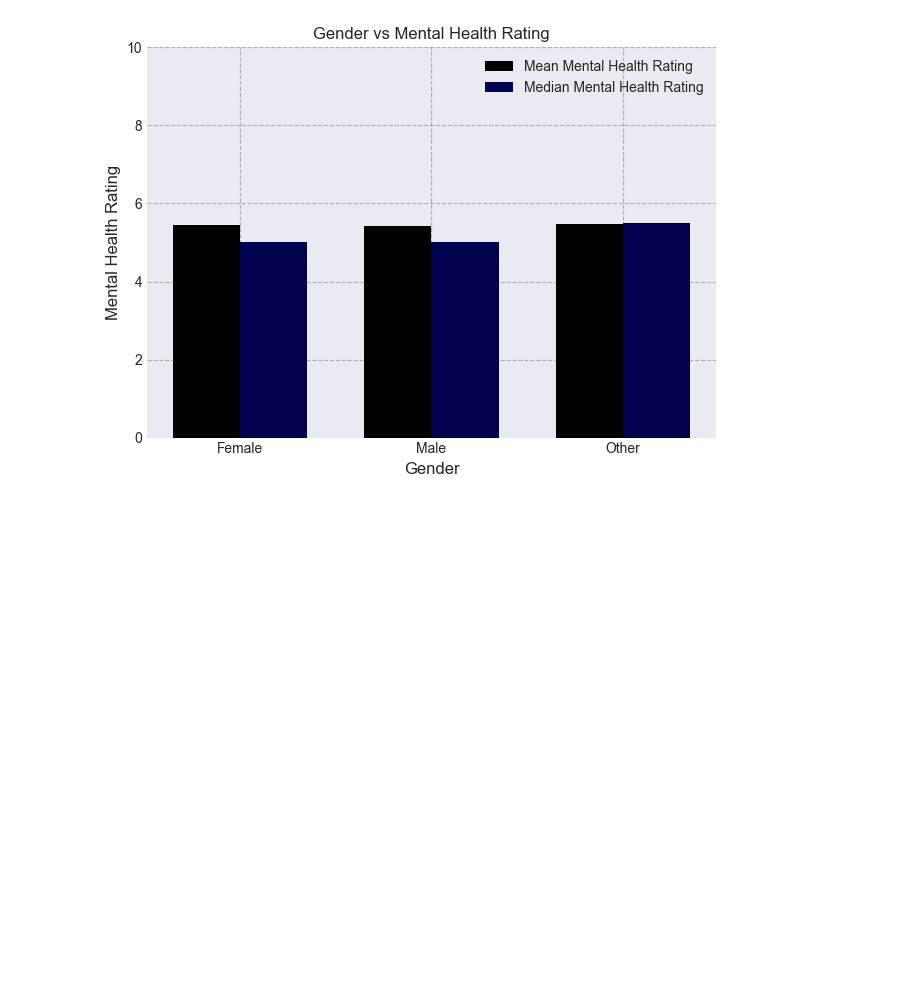
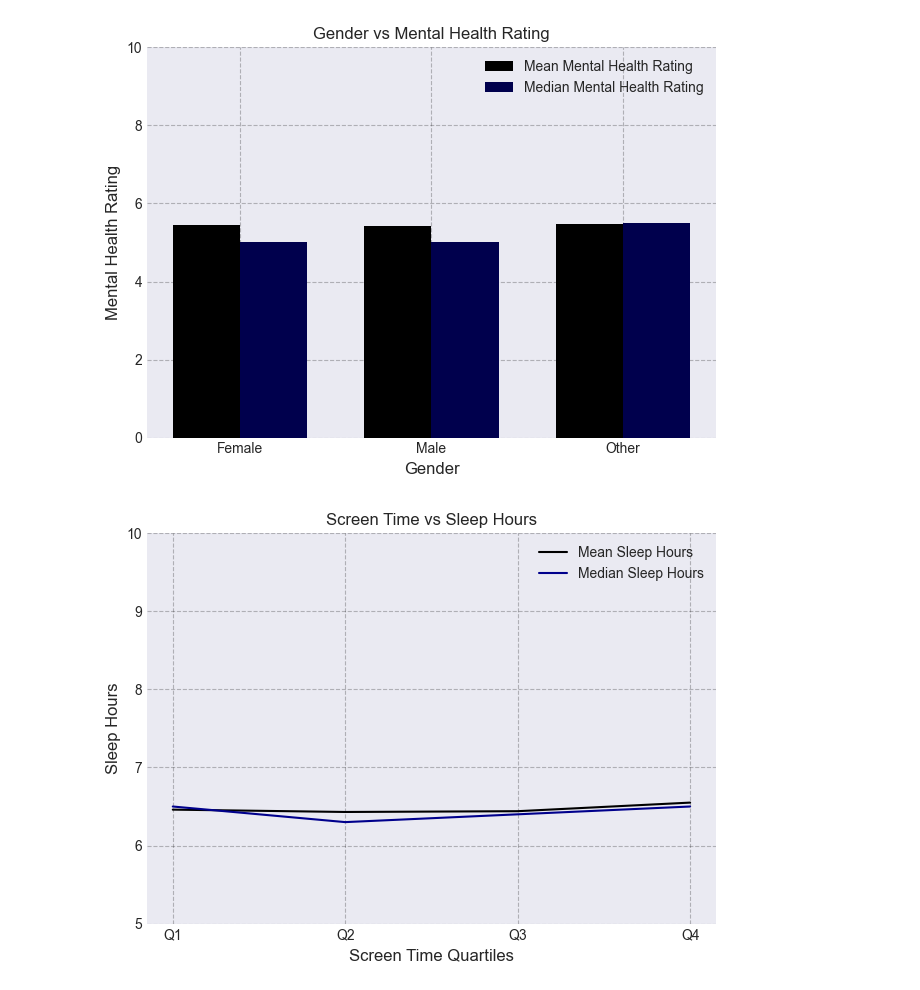
Before and after one commit to Nikhils-AI/student-performance-analysis, a Jupyter notebook: notebooks/student_performance_analysis.ipynb, the cells around one changed output. Cells and saved outputs as stored; diff of their text form; code cells hidden in the pictures; blank space fills up the shorter version.

```diff
--- a/notebooks/student_performance_analysis.ipynb
+++ b/notebooks/student_performance_analysis.ipynb
@@ -638,2 +640,63 @@ plt.close()
 # %% [output]
 [figure]
+# %%
+# Question 9 - What is the correlation between screen time and sleep hours? Can excessive screen time lead to less sleep?
+df = pd.read_sql_query("""
+WITH percentiles AS (
+	SELECT percentile_cont(.25) WITHIN GROUP (ORDER BY screen_time) AS p25,
+		   percentile_cont(.5) WITHIN GROUP (ORDER BY screen_time) AS p50,
+		   percentile_cont(.75) WITHIN GROUP (ORDER BY screen_time) AS p75
+	FROM student_habits_performance
+)
+		-- Q1 (0 - 25th percentile)
+SELECT 'Q1' AS quartile,
+	   COUNT(*),
+	   round(avg(sleep_hours)::numeric, 2) AS mean_sleep,
+	   round((percentile_cont(.5) WITHIN GROUP (ORDER BY sleep_hours))::numeric, 2) AS median_sleep
+FROM student_habits_performance, percentiles
+WHERE screen_time <= p25
+
+UNION ALL
+		-- Q2 (25th - 50th percentile)
+SELECT 'Q2' AS quartile,
+	   COUNT(*),
+ 	   round(avg(sleep_hours)::numeric, 2) AS mean_sleep,
+	   round((percentile_cont(.5) WITHIN GROUP (ORDER BY sleep_hours))::numeric, 2) AS median_sleep
+FROM student_habits_performance, percentiles
+WHERE screen_time > p25 AND screen_time <= p50
+
+UNION ALL
+		-- Q3 (50th - 75th percentile)
+SELECT 'Q3' AS quartile,
+	   COUNT(*),
+	   round(avg(sleep_hours)::numeric, 2) AS mean_sleep,
+	   round((percentile_cont(.5) WITHIN GROUP (ORDER BY sleep_hours))::numeric, 2) AS median_sleep
+FROM student_habits_performance, percentiles
+WHERE screen_time > p50 AND screen_time <= p75
+
+UNION ALL
+		-- Q4 (75th - 100th percentile)
+SELECT 'Q4' AS quartile,
+	   COUNT(*),
+	   round(avg(sleep_hours)::numeric, 2) AS mean_sleep,
+	   round((percentile_cont(.5) WITHIN GROUP (ORDER BY sleep_hours))::numeric, 2) AS median_sleep
+FROM student_habits_performance, percentiles
+WHERE screen_time > p75;""", engine)
+
+plt.plot(df['quartile'], df['mean_sleep'], label='Mean Sleep Hours', color=(0, 0, 0))
+plt.plot(df['quartile'], df['median_sleep'], label='Median Sleep Hours', color=(0, 0, .55))
+
+plt.grid(True, linestyle='--', alpha=0.25, color=(0, 0, 0))
+plt.xlabel('Screen Time Quartiles', fontsize=12)
+plt.ylabel('Sleep Hours', fontsize=12)
+plt.ylim(5, 10)
+plt.title('Screen Time vs Sleep Hours', fontsize=12)
+
+plt.legend(fontsize=10, loc='best')
+plt.tight_layout()
+plt.show()
+plt.close()
+
+# Students with higher screen times surprisingly get a little more sleep than students with minimal screen times.
+# %% [output]
+[figure, added]
```
Also changed, not shown: parts of 1 cell of this notebook.
